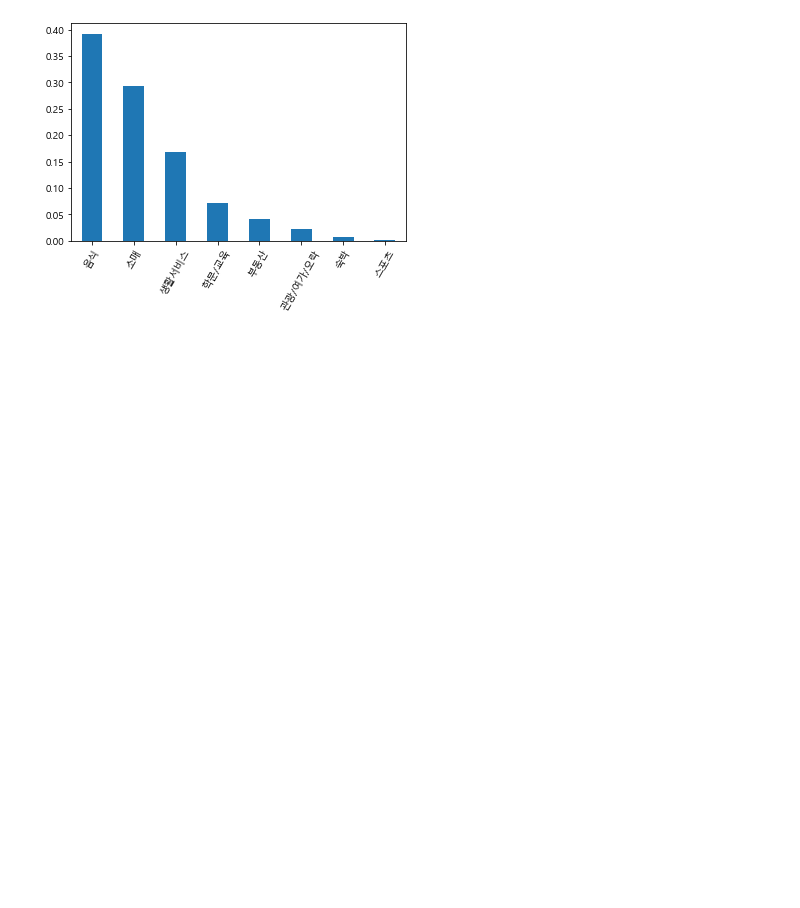
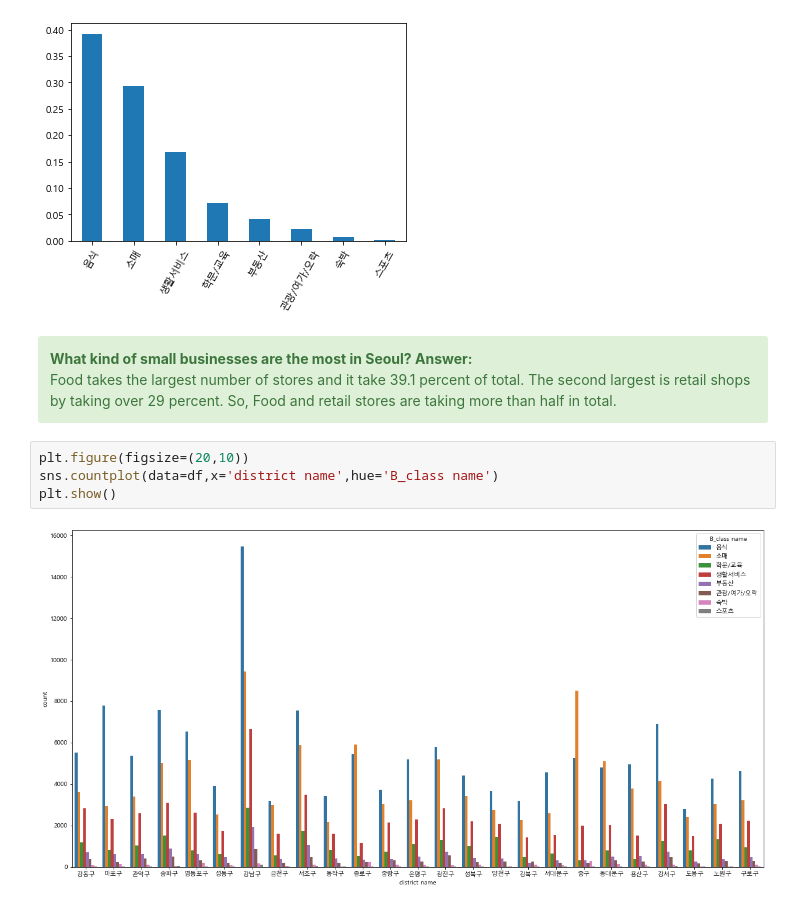
Before and after one commit to sunny0103/personal_project_public_data, a Jupyter notebook: Commercial district data analysis.ipynb, the cells around one changed output. Cells and saved outputs as stored; diff of their text form; blank space fills up the shorter version.

```diff
--- a/Commercial district data analysis.ipynb
+++ b/Commercial district data analysis.ipynb
@@ -333,3 +358,13 @@ biz_class.plot.bar(rot=60)
 # %% [output]
 <matplotlib.axes._subplots.AxesSubplot at 0x...>
 [figure]
+# %% [markdown]
+<div class="alert alert-block alert-success">
+<b>What kind of small businesses are the most in Seoul?  Answer:</b> <br> Food takes the largest number of stores and it take 39.1 percent of total. The second largest is retail shops by taking over 29 percent. So, Food and retail stores are taking more than half in total.
+</div>
+# %%
+plt.figure(figsize=(20,10))
+sns.countplot(data=df,x='district name',hue='B_class name')
+plt.show()
+# %% [output]
+[figure, added]
```
Also changed, not shown: parts of 19 cells of this notebook.
